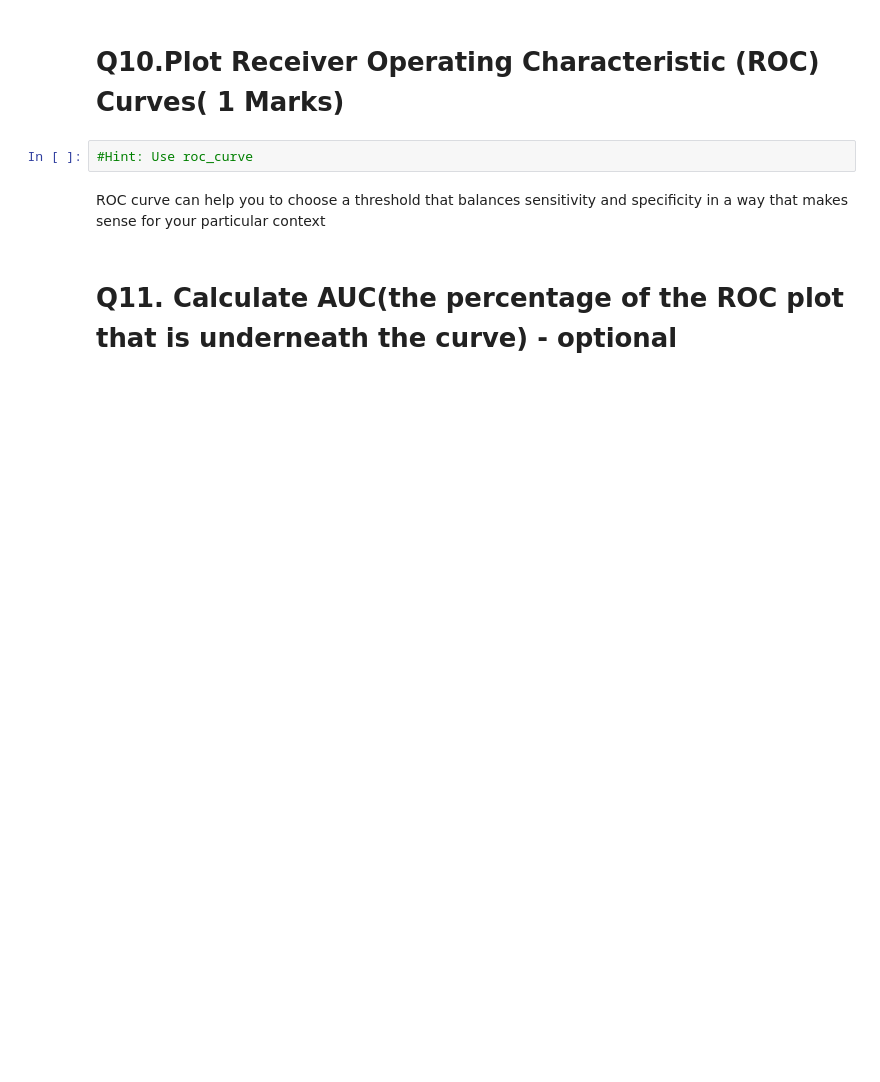
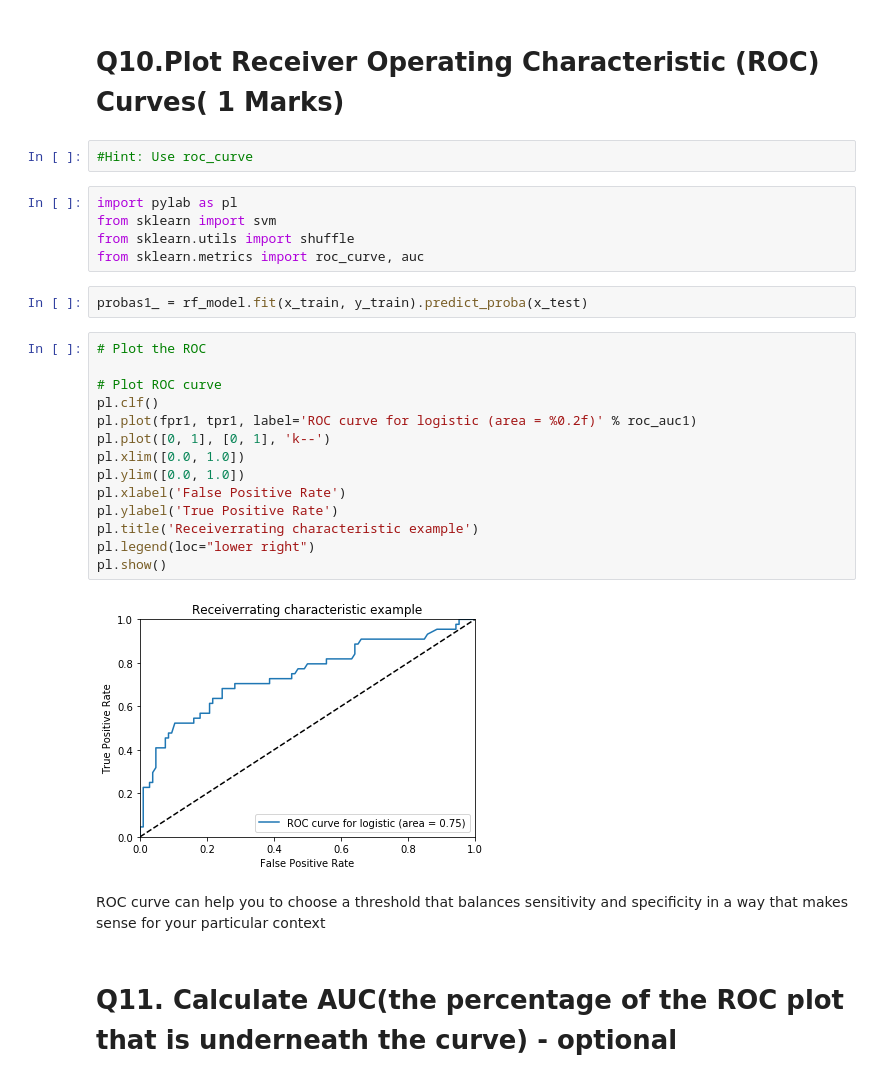
Before and after one commit to mahesh-ched/bangalore-november-2018-batch-ashu10001, a Jupyter notebook: R4_ExternalLab/R4_External_Lab_Validation_Accuracy.ipynb, the cells around one changed output. Cells and saved outputs as stored; diff of their text form; blank space fills up the shorter version.

```diff
--- a/R4_ExternalLab/R4_External_Lab_Validation_Accuracy.ipynb
+++ b/R4_ExternalLab/R4_External_Lab_Validation_Accuracy.ipynb
@@ -344,6 +356,29 @@ percentage of correct predictions and Calculate sensitivity (or True Positive Ra
 # Q10.Plot Receiver Operating Characteristic (ROC) Curves( 1 Marks)
 # %%
 #Hint: Use roc_curve
+# %%
+import pylab as pl
+from sklearn import svm
+from sklearn.utils import shuffle
+from sklearn.metrics import roc_curve, auc
+# %%
+probas1_ = rf_model.fit(x_train, y_train).predict_proba(x_test)
+# %%
+# Plot the ROC
+
+# Plot ROC curve
+pl.clf()
+pl.plot(fpr1, tpr1, label='ROC curve for logistic (area = %0.2f)' % roc_auc1)
+pl.plot([0, 1], [0, 1], 'k--')
+pl.xlim([0.0, 1.0])
+pl.ylim([0.0, 1.0])
+pl.xlabel('False Positive Rate')
+pl.ylabel('True Positive Rate')
+pl.title('Receiverrating characteristic example')
+pl.legend(loc="lower right")
+pl.show()
+# %% [output]
+[figure, added]
 # %% [markdown]
 ROC curve can help you to choose a threshold that balances sensitivity and specificity in a way that makes sense for your particular context
 # %% [markdown]
```
Also changed, not shown: parts of 9 cells of this notebook.
